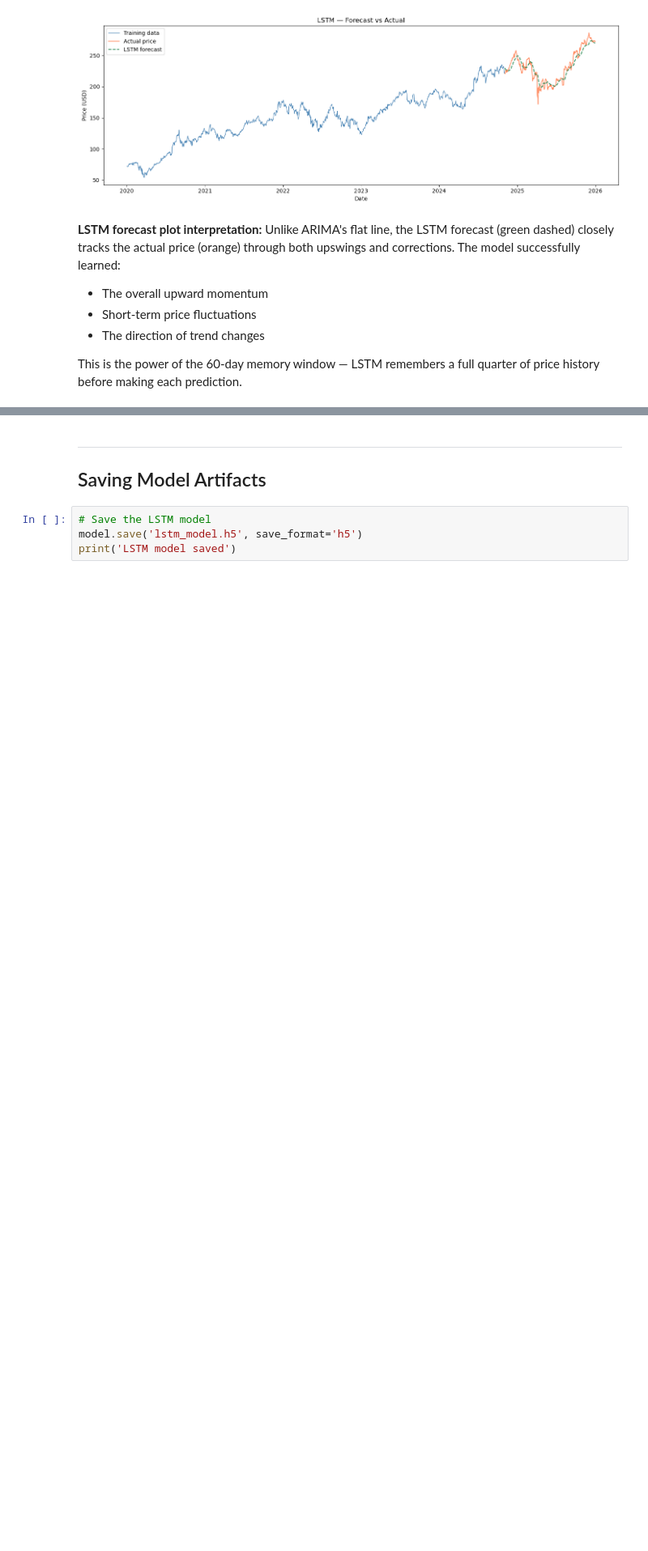
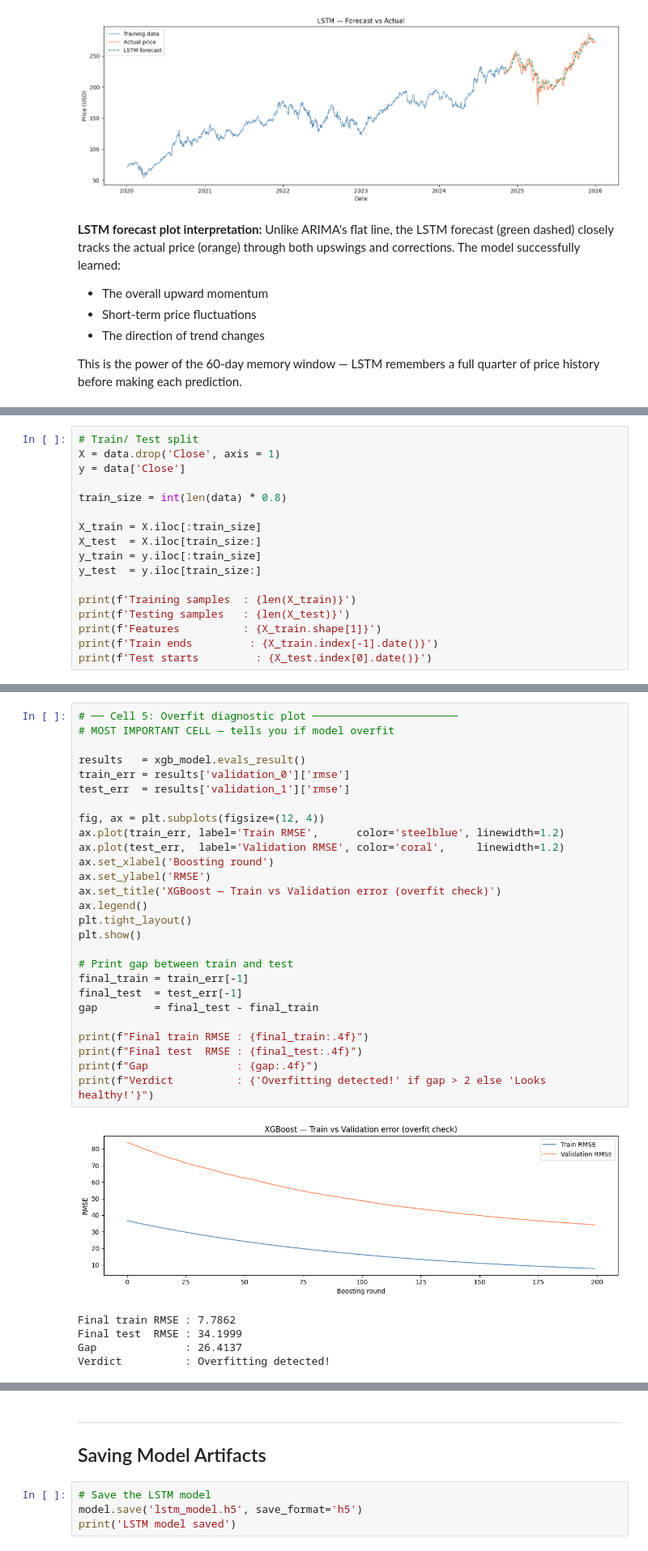
Before and after one commit to himanshu-shekhar2327/Apple-stock-price-forecasting, a Jupyter notebook: notebook.ipynb, the cells around one changed output, grey strips where cells are left out. Shown at 81% size. Saved outputs shown, nothing was run; the diff lists cells and outputs as text; blank space fills up the shorter version.

Commit message:
Added XGBoost model

```diff
--- a/notebook.ipynb
+++ b/notebook.ipynb
@@ -1010,0 +1075,17 @@ This is the power of the 60-day memory window — LSTM remembers a full quarter
+# %%
+# Train/ Test split
+X = data.drop('Close', axis = 1)
+y = data['Close']
+
+train_size = int(len(data) * 0.8)
+
+X_train = X.iloc[:train_size]
+X_test  = X.iloc[train_size:]
+y_train = y.iloc[:train_size]
+y_test  = y.iloc[train_size:]
+
+print(f'Training samples  : {len(X_train)}')
+print(f'Testing samples   : {len(X_test)}')
+print(f'Features          : {X_train.shape[1]}')
+print(f'Train ends         : {X_train.index[-1].date()}')
+print(f'Test starts         : {X_test.index[0].date()}')
@@ -1010,0 +1133,33 @@ This is the power of the 60-day memory window — LSTM remembers a full quarter
+# %%
+# ── Cell 5: Overfit diagnostic plot ───────────────────────
+# MOST IMPORTANT CELL — tells you if model overfit
+
+results   = xgb_model.evals_result()
+train_err = results['validation_0']['rmse']
+test_err  = results['validation_1']['rmse']
+
+fig, ax = plt.subplots(figsize=(12, 4))
+ax.plot(train_err, label='Train RMSE',      color='steelblue', linewidth=1.2)
+ax.plot(test_err,  label='Validation RMSE', color='coral',     linewidth=1.2)
+ax.set_xlabel('Boosting round')
+ax.set_ylabel('RMSE')
+ax.set_title('XGBoost — Train vs Validation error (overfit check)')
+ax.legend()
+plt.tight_layout()
+plt.show()
+
+# Print gap between train and test
+final_train = train_err[-1]
+final_test  = test_err[-1]
+gap         = final_test - final_train
+
+print(f"Final train RMSE : {final_train:.4f}")
+print(f"Final test  RMSE : {final_test:.4f}")
+print(f"Gap              : {gap:.4f}")
+print(f"Verdict          : {'Overfitting detected!' if gap > 2 else 'Looks healthy!'}")
+# %% [output]
+[figure, added]
+Final train RMSE : 7.7862
+Final test  RMSE : 34.1999
+Gap              : 26.4137
+Verdict          : Overfitting detected!
```
Also changed, not shown: parts of 27 cells of this notebook, 4 other files.
